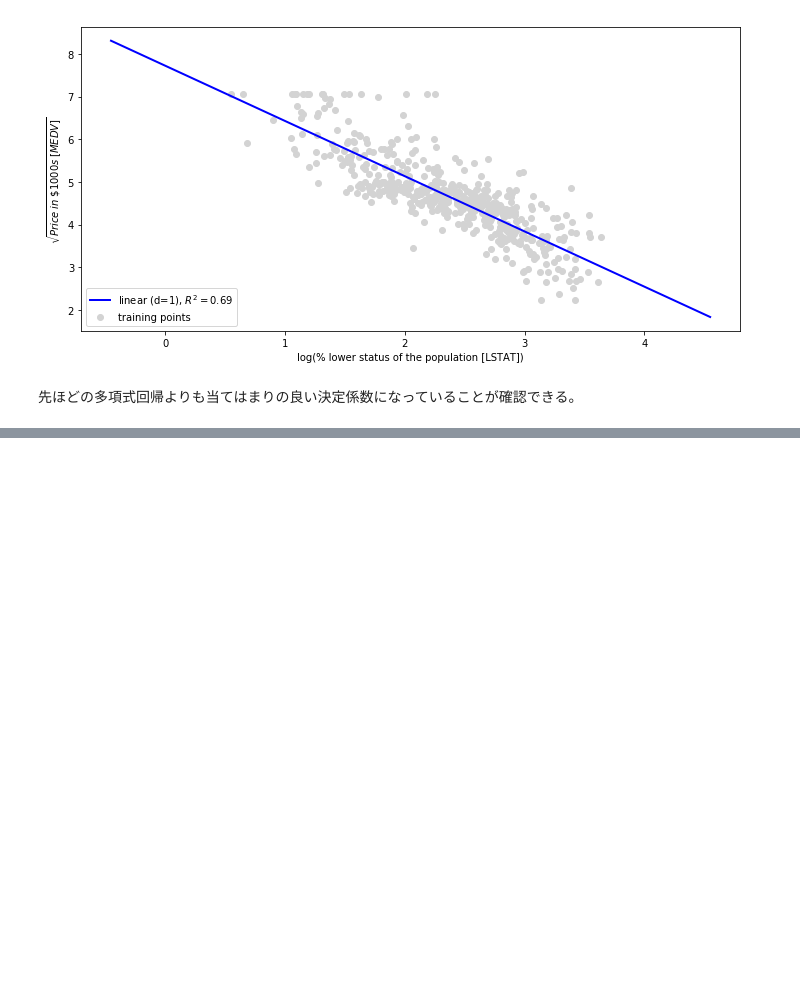
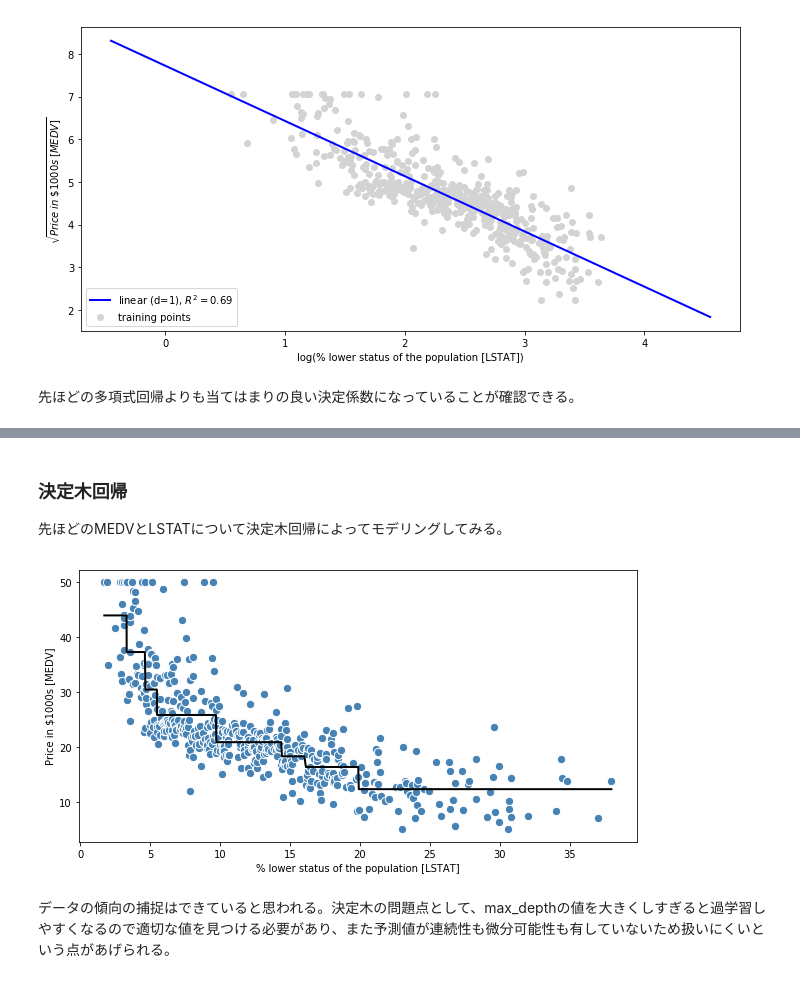
Before and after one commit to yoshiki301/ml_study, a Jupyter notebook: chapter10.ipynb, the cells around one changed output, grey strips where cells are left out. Saved outputs shown, nothing was run; the diff lists cells and outputs as text; code cells hidden in the pictures; blank space fills up the shorter version.

```diff
--- a/chapter10.ipynb
+++ b/chapter10.ipynb
@@ -247,0 +276,30 @@ plt.show()
+# %% [markdown]
+### 決定木回帰
+先ほどのMEDVとLSTATについて決定木回帰によってモデリングしてみる。
+# %%
+# 散布図と回帰直線を同時にplotする関数
+def lin_regplot(X, y, model):
+    plt.scatter(X, y, c='steelblue', edgecolor='white', s=70)
+    plt.plot(X, model.predict(X), color='black', lw=2)
+    return
+# %%
+from sklearn.tree import DecisionTreeRegressor
+
+X = df[['LSTAT']].values
+y = df['MEDV'].values
+
+# fitting
+tree = DecisionTreeRegressor(max_depth=3) # max_depthは決定木の深さ
+tree.fit(X, y)
+
+sort_idx = X.flatten().argsort()
+
+# plotする
+lin_regplot(X[sort_idx], y[sort_idx], tree)
+plt.xlabel('% lower status of the population [LSTAT]')
+plt.ylabel('Price in $1000s [MEDV]')
+plt.show()
+# %% [output]
+[figure, added]
+# %% [markdown]
+データの傾向の捕捉はできていると思われる。決定木の問題点として、max_depthの値を大きくしすぎると過学習しやすくなるので適切な値を見つける必要があり、また予測値が連続性も微分可能性も有していないため扱いにくいという点があげられる。
```
Also changed, not shown: parts of 8 cells of this notebook.
